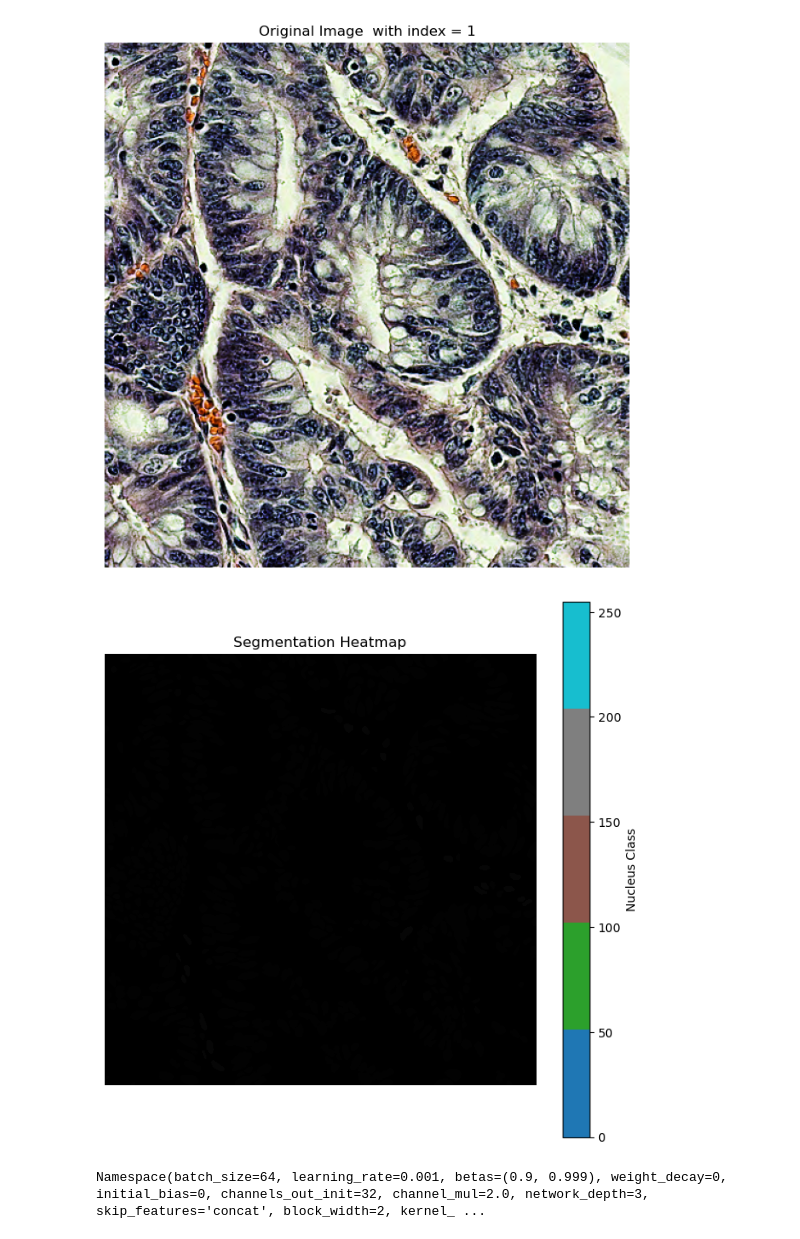
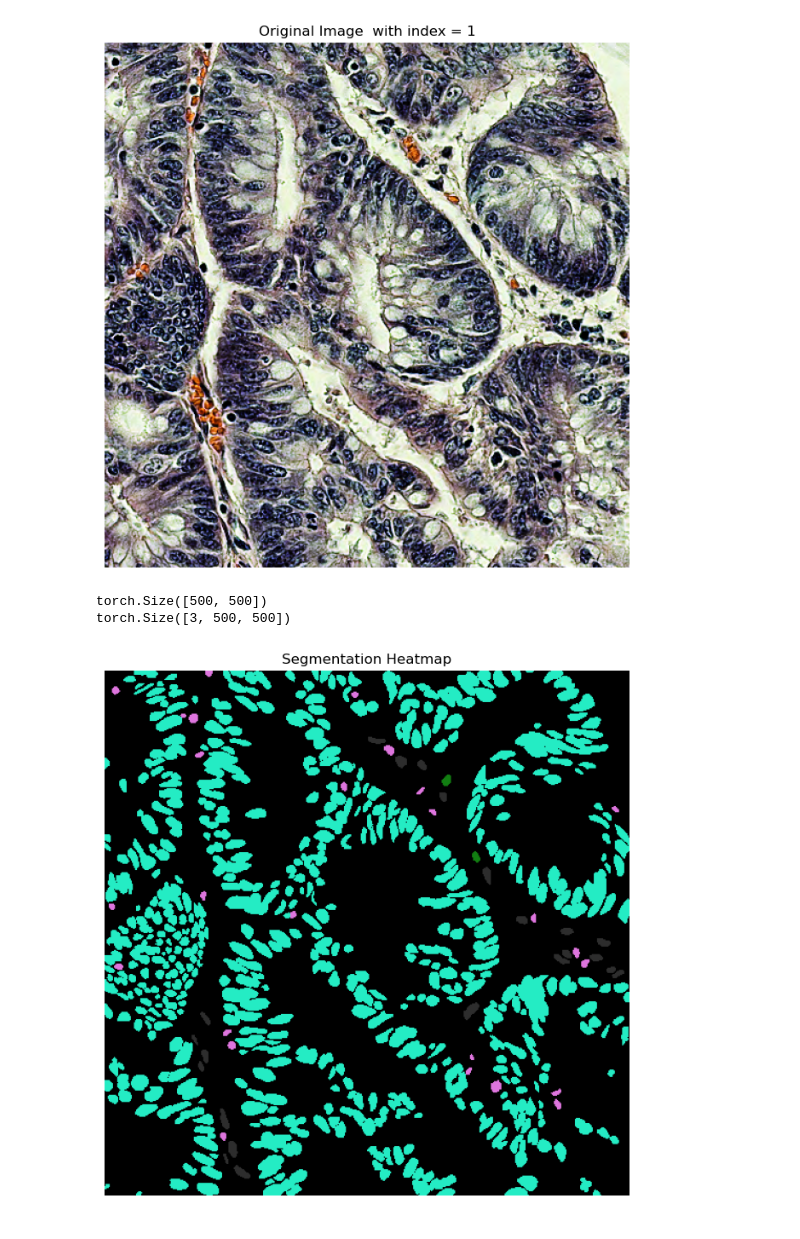
Before and after one commit to xnagya/NSIETE, a Jupyter notebook: zadanie2/trainer.ipynb, the cells around one changed output. Cells and saved outputs as stored; diff of their text form; code cells hidden in the pictures.

Commit message:
add label visualization

```diff
--- a/zadanie2/trainer.ipynb
+++ b/zadanie2/trainer.ipynb
@@ -171,6 +171,17 @@ class Lizard_dataset(Dataset):
         self.images = []
         self.labels = []
         self.transform = T.ToPILImage()
+
+        self.class_colors = torch.FloatTensor([
+            [0, 0, 0]           #black
+            , [30, 144, 255]    #dodger blue
+            , [220, 20, 60]     #crimson
+            , [34, 139, 34]     #forest green
+            , [238, 130, 238]   #violet
+            , [255, 255, 0]     #yellow
+            , [211, 211, 211]   #gainsboro
+            ]
+        )
 
         # Load images and labels as tensors to cpu (moved to gpu during training)
         self.images = torch.load(path_images, map_location="cpu")
@@ -208,28 +219,24 @@ class Lizard_dataset(Dataset):
     def show_imgLabel(self, idx):
         img_t, label_t = self.__getitem__(idx)
 
+        # Show image
         img_t = torch.squeeze(img_t)
         image = self.transform(img_t)
 
-        label_t = torch.squeeze(label_t)
-        heatmap = self.transform(label_t)
-
-        # Show image
         plt.figure(figsize=(8, 8))
         plt.imshow(image)
         plt.title(f'Original Image  with index = {idx}')
         plt.axis('off')
         plt.show()
 
-        # TODO map classes to colors
+        # show segmentation
+        label_t = torch.squeeze(label_t)
+        converted_tensor = torch.nn.functional.embedding(label_t, self.class_colors).permute(2, 0, 1)
+        colormap = self.transform(converted_tensor)
 
         # show segmentation
-        num_classes = torch.unique(label_t)
-        mycmap = plt.cm.get_cmap('tab10', num_classes.size(dim=0))
-
         plt.figure(figsize=(8, 8))
-        plt.imshow(heatmap, cmap=mycmap, interpolation='nearest')
-        plt.colorbar(label='Nucleus Class')
+        plt.imshow(colormap)
         plt.title('Segmentation Heatmap')
         plt.axis('off')
         plt.show()
@@ -241,12 +248,13 @@ class Lizard_dataset(Dataset):
         #img.show()
 # %%
 import net_config as cfg
+%run models.ipynb
 
 x = torch.load('tensor_images.pt')
 y = torch.load('tensor_labels.pt')
 
-print(x.shape)
-print(y.shape)
+#print(x.shape)
+#print(y.shape)
 
 data = Lizard_dataset("tensor_images.pt", "tensor_labels.pt")
 
@@ -254,7 +262,12 @@ data.show_imgLabel(1)
 
 #print(y)
 
-print(cfg.config_Unet)
+# print(cfg.config_Unet)
 
-#t = Trainer(cfg.config_Unet, None)
+net = U_Net(3, 6, cfg.config_to_dict(cfg.config_Unet))
+# output_shapes(net, 500, 500)
+
+t = Trainer(cfg.config_Unet, net)
+
+#t.load_dataset()
 # %% [output]
@@ -263,3 +275,4 @@ torch.Size([238, 500, 500])
 [figure]
+torch.Size([500, 500])
+torch.Size([3, 500, 500])
-[figure, old version]
+[figure, new version]
-Namespace(batch_size=64, learning_rate=0.001, betas=(0.9, 0.999), weight_decay=0, initial_bias=0, channels_out_init=32, channel_mul=2.0, network_depth=3, skip_features='concat', block_width=2, kernel_ ...
```
Also changed, not shown: parts of 2 cells of this notebook, 2 other files.
